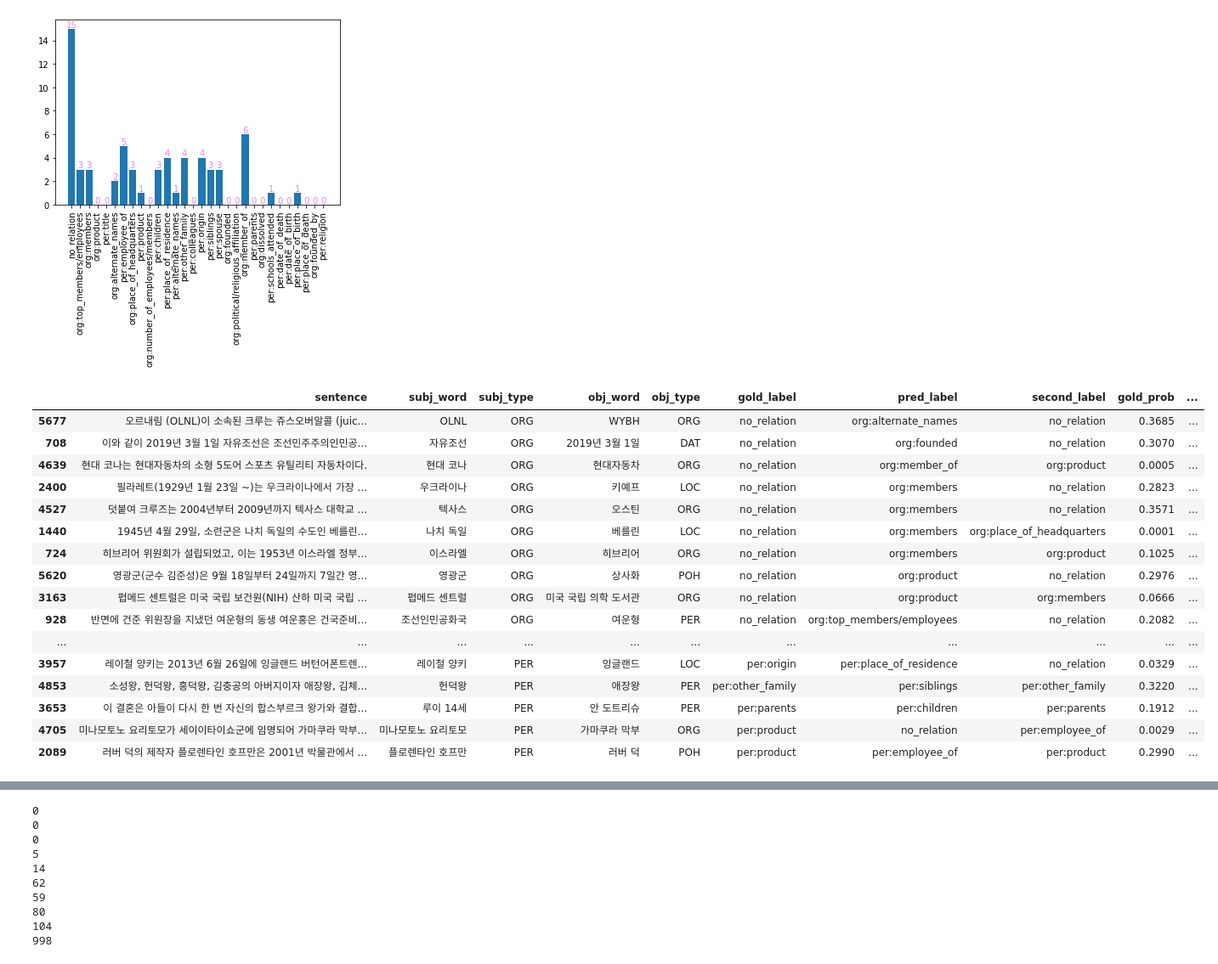
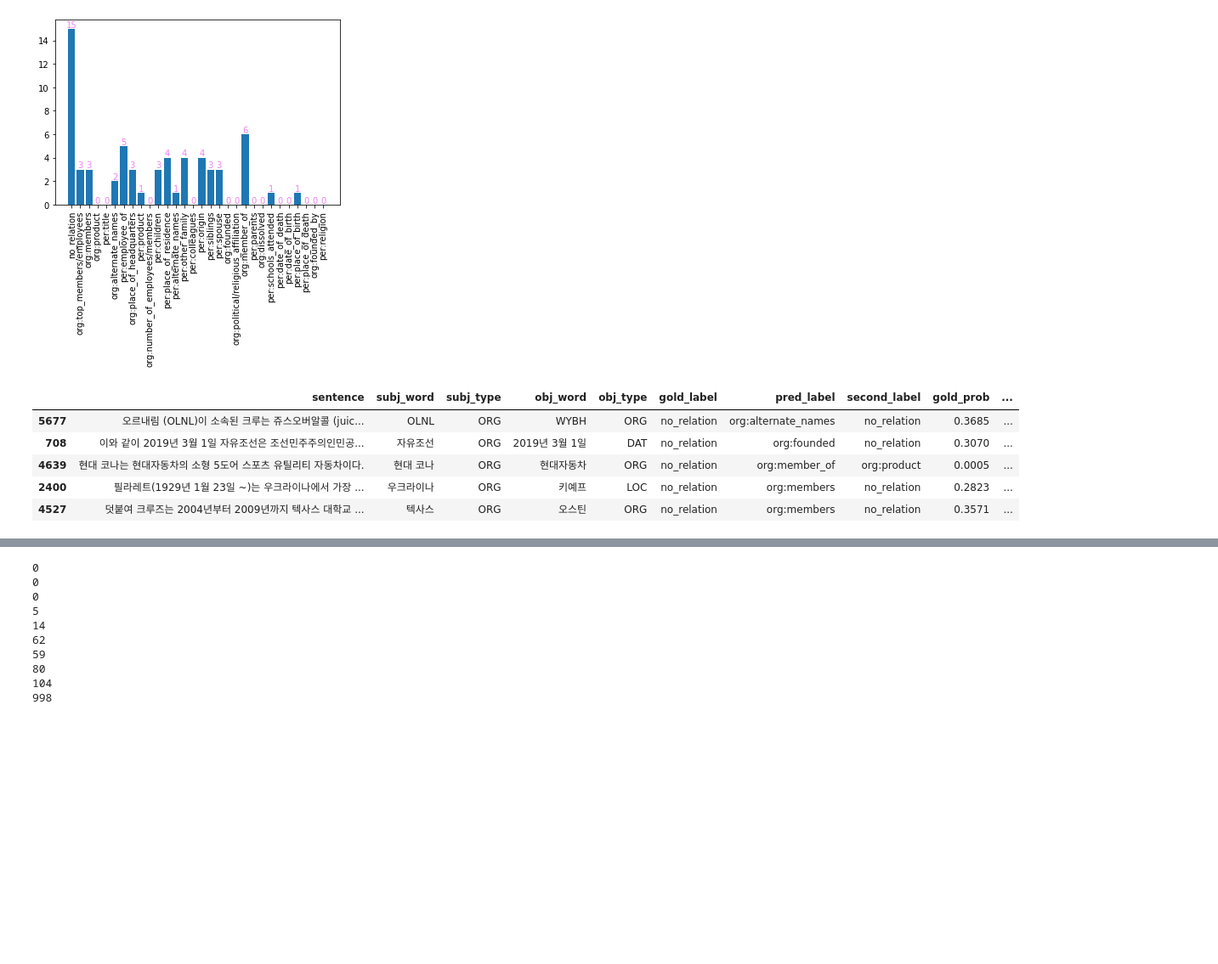
Before and after one commit to boostcampaitech4lv23nlp1/level2_klue_nlp-level2-nlp-07, a Jupyter notebook: notebooks/dev_prob.ipynb, the cells around one changed output, grey strips where cells are left out. Shown at 85% size. Cells and saved outputs as stored; diff of their text form; code cells hidden in the pictures; blank space fills up the shorter version.

```diff
--- a/notebooks/dev_prob.ipynb
+++ b/notebooks/dev_prob.ipynb
@@ -550,25 +513,14 @@ plt.show()
 # %% [output]
 [figure]
 # %%
-no_match[(no_match['pred_prob']>0.6)&(no_match['pred_prob']<=0.7)]
+no_match[(no_match['pred_prob']>0.6)&(no_match['pred_prob']<=0.7)].head(5)
 # %% [output]
 |  | sentence | subj_word | subj_type | obj_word | obj_type | gold_label | pred_label | second_label | gold_prob | ... |
 | 5677 | 오르내림 (OLNL)이 소속된 크루는 쥬스오버알콜 (juic... | OLNL | ORG | WYBH | ORG | no_relation | org:alternate_names | no_relation | 0.3685 | ... |
 | 708 | 이와 같이 2019년 3월 1일 자유조선은 조선민주주의인민공... | 자유조선 | ORG | 2019년 3월 1일 | DAT | no_relation | org:founded | no_relation | 0.3070 | ... |
 | 4639 | 현대 코나는 현대자동차의 소형 5도어 스포츠 유틸리티 자동차이다. | 현대 코나 | ORG | 현대자동차 | ORG | no_relation | org:member_of | org:product | 0.0005 | ... |
 | 2400 | 필라레트(1929년 1월 23일 ~)는 우크라이나에서 가장 ... | 우크라이나 | ORG | 키예프 | LOC | no_relation | org:members | no_relation | 0.2823 | ... |
 | 4527 | 덧붙여 크루즈는 2004년부터 2009년까지 텍사스 대학교 ... | 텍사스 | ORG | 오스틴 | ORG | no_relation | org:members | no_relation | 0.3571 | ... |
-| 1440 | 1945년 4월 29일, 소련군은 나치 독일의 수도인 베를린... | 나치 독일 | ORG | 베를린 | LOC | no_relation | org:members | org:place_of_headquarters | 0.0001 | ... |
-| 724 | 히브리어 위원회가 설립되었고, 이는 1953년 이스라엘 정부... | 이스라엘 | ORG | 히브리어 | ORG | no_relation | org:members | org:product | 0.1025 | ... |
-| 5620 | 영광군(군수 김준성)은 9월 18일부터 24일까지 7일간 영... | 영광군 | ORG | 상사화 | POH | no_relation | org:product | no_relation | 0.2976 | ... |
-| 3163 | 펍메드 센트럴은 미국 국립 보건원(NIH) 산하 미국 국립 ... | 펍메드 센트럴 | ORG | 미국 국립 의학 도서관 | ORG | no_relation | org:product | org:members | 0.0666 | ... |
-| 928 | 반면에 건준 위원장을 지냈던 여운형의 동생 여운홍은 건국준비... | 조선인민공화국 | ORG | 여운형 | PER | no_relation | org:top_members/employees | no_relation | 0.2082 | ... |
-| ... | ... | ... | ... | ... | ... | ... | ... | ... | ... | ... |
-| 3957 | 레이철 양키는 2013년 6월 26일에 잉글랜드 버턴어폰트렌... | 레이철 양키 | PER | 잉글랜드 | LOC | per:origin | per:place_of_residence | no_relation | 0.0329 | ... |
-| 4853 | 소성왕, 헌덕왕, 흥덕왕, 김충공의 아버지이자 애장왕, 김체... | 헌덕왕 | PER | 애장왕 | PER | per:other_family | per:siblings | per:other_family | 0.3220 | ... |
-| 3653 | 이 결혼은 아들이 다시 한 번 자신의 합스부르크 왕가와 결합... | 루이 14세 | PER | 안 도트리슈 | PER | per:parents | per:children | per:parents | 0.1912 | ... |
-| 4705 | 미나모토노 요리토모가 세이이타이쇼군에 임명되어 가마쿠라 막부... | 미나모토노 요리토모 | PER | 가마쿠라 막부 | ORG | per:product | no_relation | per:employee_of | 0.0029 | ... |
-| 2089 | 러버 덕의 제작자 플로렌타인 호프만은 2001년 박물관에서 ... | 플로렌타인 호프만 | PER | 러버 덕 | POH | per:product | per:employee_of | per:product | 0.2990 | ... |
 # %%
 x = list(dict_label_to_num.keys())
 y = [len(no_match[(no_match['pred_prob']>0.6)&(no_match['pred_prob']<=0.70)][no_match['pred_label']==d]) for d in x]
```
Also changed, not shown: parts of 25 cells of this notebook, 8 other files.
